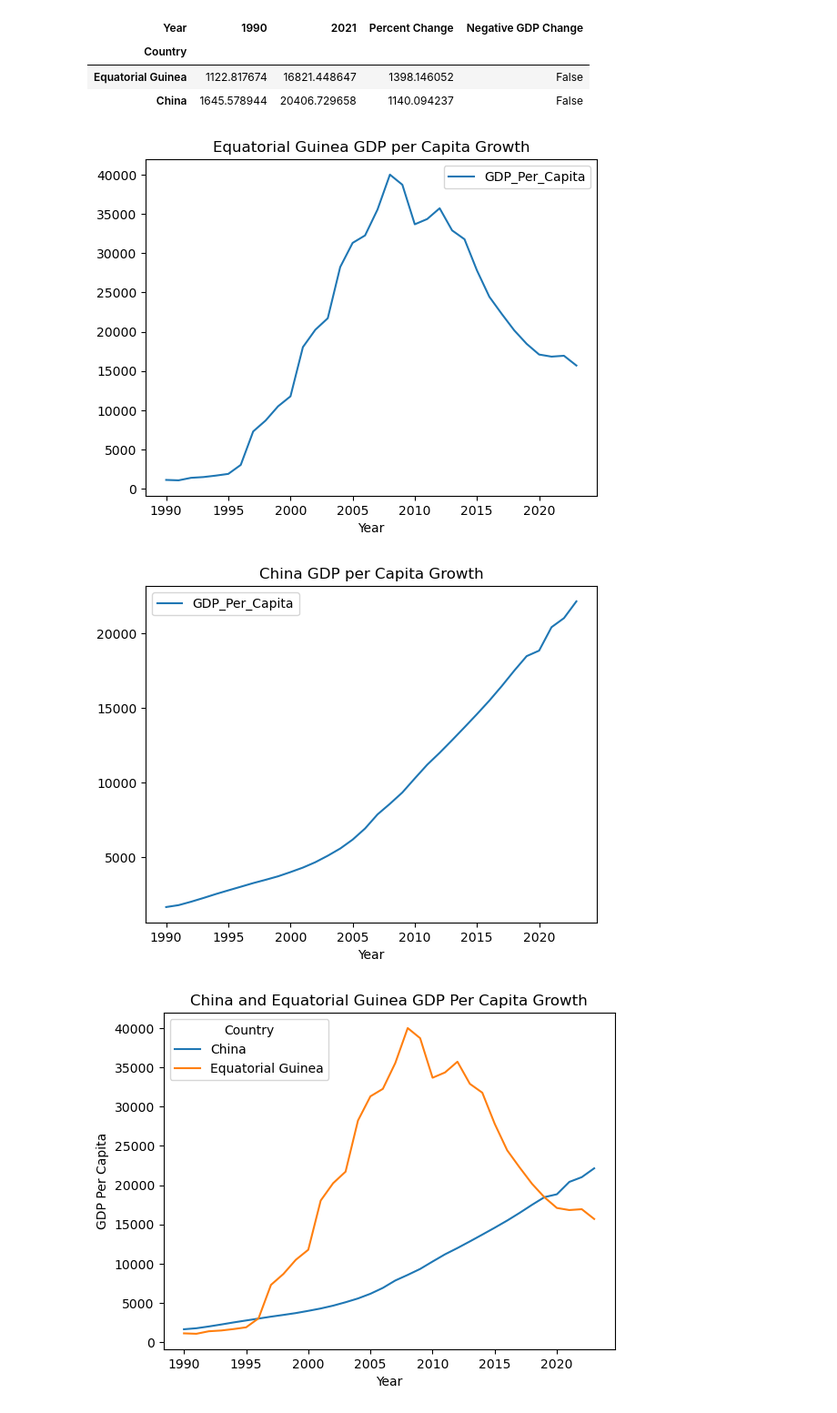
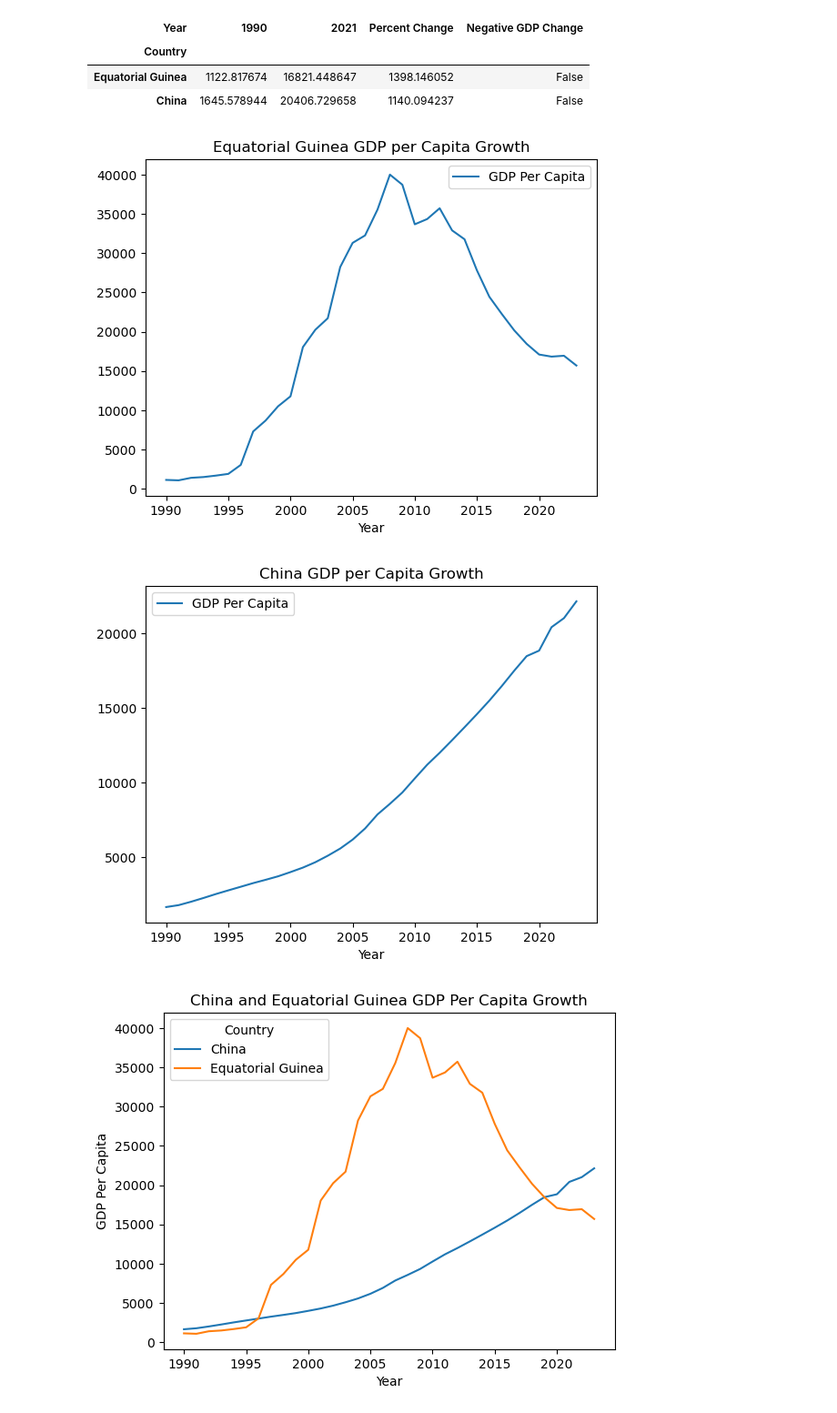
Before and after one commit to nss-data-science-cohort-9/un-exploration-Grantalan, a Jupyter notebook: notebooks/UN_Data_Exploration.ipynb, the cells around one changed output. Shown at 91% size. Drawn from its saved outputs; the diff is of its cells as text; code cells hidden in the pictures.

```diff
--- a/notebooks/UN_Data_Exploration.ipynb
+++ b/notebooks/UN_Data_Exploration.ipynb
@@ -74,7 +74,7 @@ gdp_df = gdp_df.drop(columns = 'Value Footnotes')
 # %%
 rename_mapping = {'Country or Area': 'Country',
                   'Year': 'Year',
-                  'Value': 'GDP_Per_Capita'}
+                  'Value': 'GDP Per Capita'}
 # %%
 gdp_df = gdp_df.rename(columns=rename_mapping)
 # %% [raw]
@@ -306,15 +306,15 @@ gdp_sorted_pivot.head(2)
 # %%
 equgui = gdp_df[gdp_df['Country'].isin(['Equatorial Guinea'])]
 # %%
-equgui.plot(x='Year', y='GDP_Per_Capita', kind='line', title= 'Equatorial Guinea GDP per Capita Growth');
+equgui.plot(x='Year', y='GDP Per Capita', kind='line', title= 'Equatorial Guinea GDP per Capita Growth');
 # %% [output]
-[figure, old version]
+[figure, new version]
 # %%
 china = gdp_df[gdp_df['Country'].isin(['China'])]
 # %%
-china.plot(x='Year', y='GDP_Per_Capita', kind='line', title= 'China GDP per Capita Growth');
+china.plot(x='Year', y='GDP Per Capita', kind='line', title= 'China GDP per Capita Growth');
 # %% [output]
-[figure, old version]
+[figure, new version]
 # %%
 two_max_gdp_change = gdp_df[gdp_df['Country'].isin(['China','Equatorial Guinea'])]
 # %%
```
Also changed, not shown: parts of 39 cells of this notebook.
